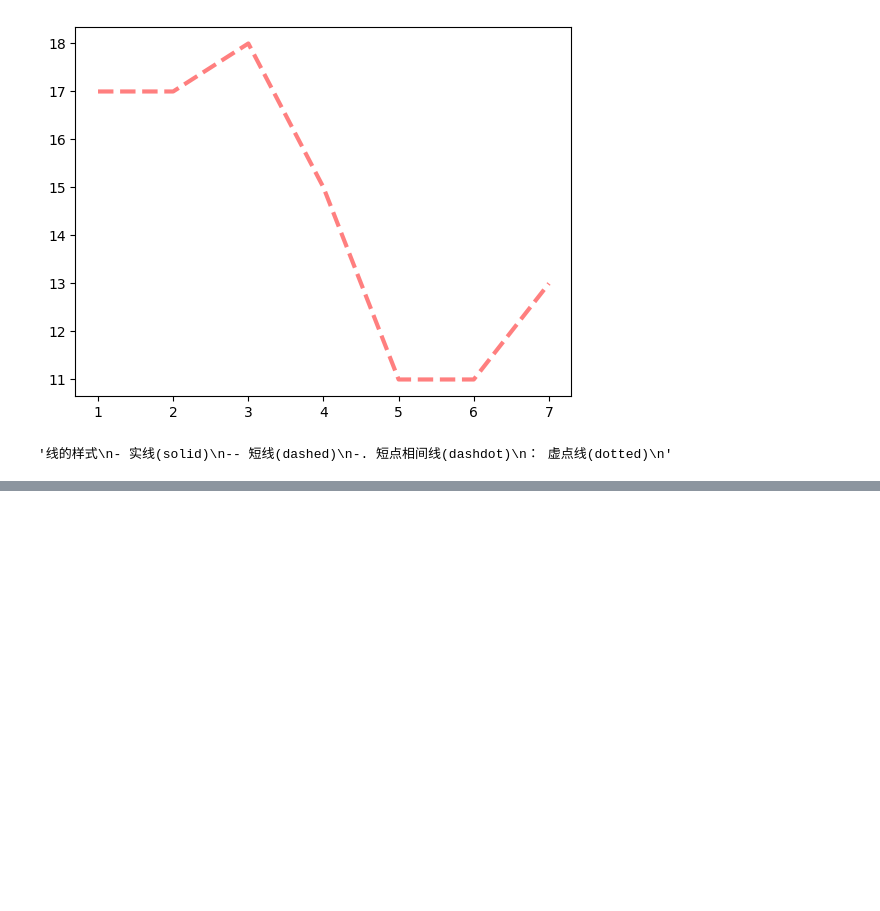
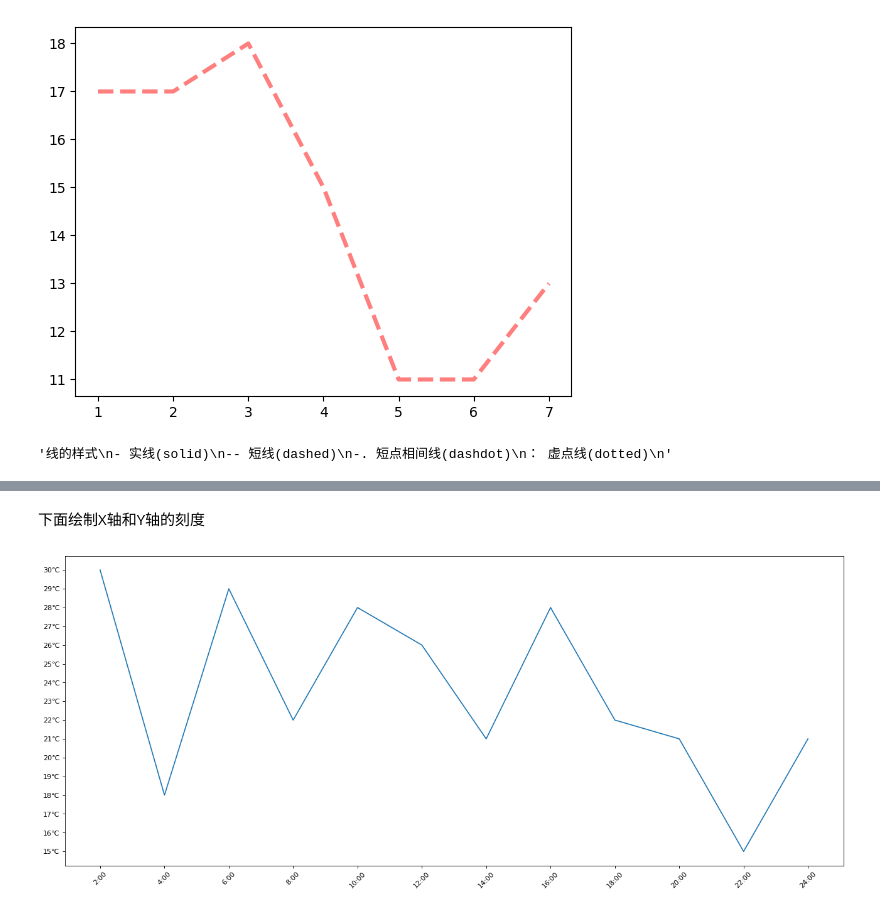
Before and after one commit to logcoke/Data_Analysis, a Jupyter notebook: Jupyter_NoteBook/matplotlib.ipynb, the cells around one changed output, grey strips where cells are left out. Saved outputs shown, nothing was run; the diff lists cells and outputs as text; code cells hidden in the pictures; blank space fills up the shorter version.

```diff
--- a/Jupyter_NoteBook/matplotlib.ipynb
+++ b/Jupyter_NoteBook/matplotlib.ipynb
@@ -39,0 +97,24 @@ linewidth=3 : 折线的宽度—粗细
+# %% [markdown]
+下面绘制X轴和Y轴的刻度
+# %%
+x = range(2,26,2) # x轴的位置
+y = [random.randint(15, 30) for i in x]
+plt.figure(figsize=(20,8),dpi=80)
+# 设置x轴的刻度
+# plt.xticks(x)
+# plt.xticks(range(1,25))
+# 设置y轴的刻度
+# plt.yticks(y)
+# plt.yticks(range(min(y),max(y)+1))
+# 构造x轴刻度标签
+x_ticks_label = ["{}:00".format(i) for i in x]
+#rotation = 45 让字旋转45度
+plt.xticks(x,x_ticks_label,rotation = 45)
+# 设置y轴的刻度标签
+y_ticks_label = ["{}℃".format(i) for i in range(min(y),max(y)+1)]
+plt.yticks(range(min(y),max(y)+1),y_ticks_label)
+# 绘 图
+plt.plot(x,y)
+plt.show()
+# %% [output]
+[figure, added]
```
Also changed, not shown: parts of 3 cells of this notebook.
